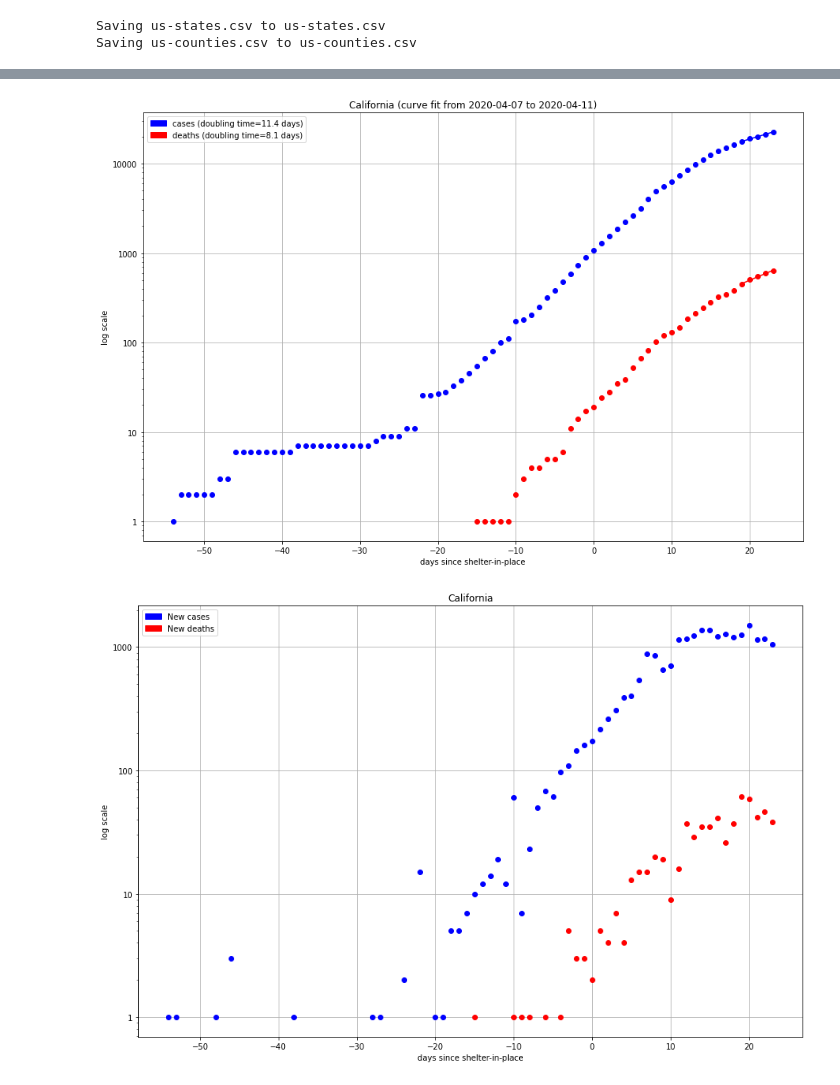
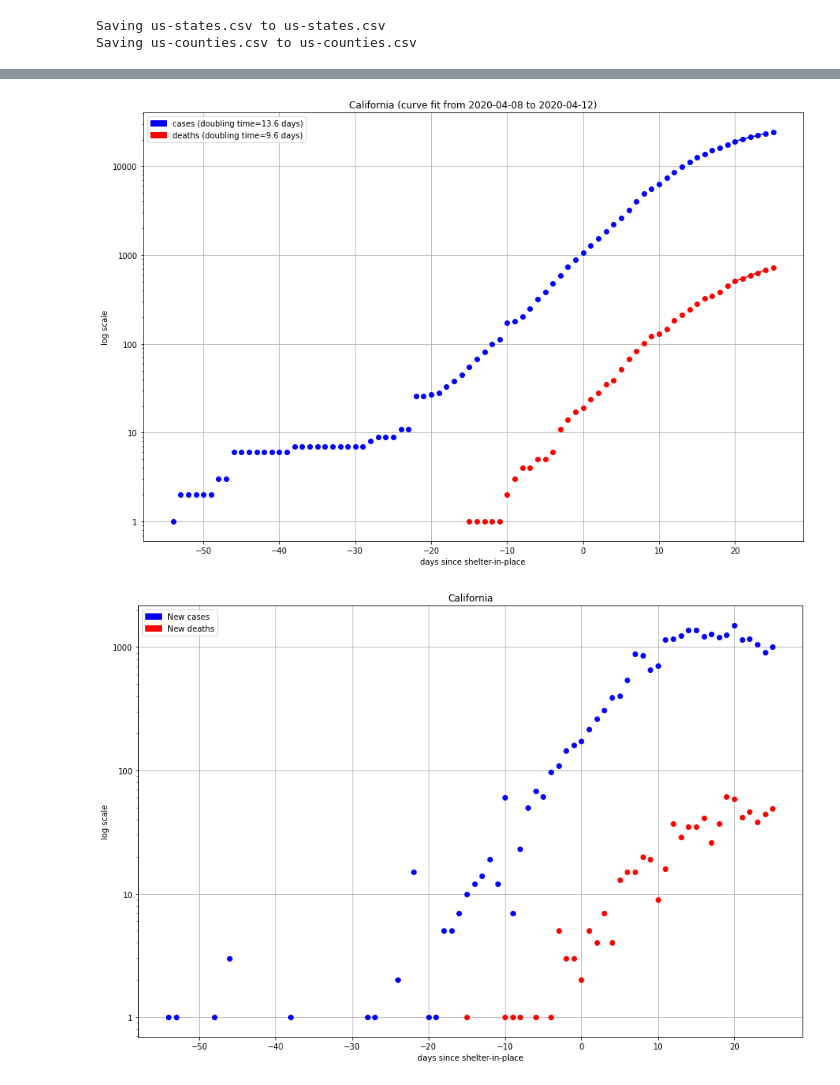
Before and after one commit to trovatore/covid, a Jupyter notebook: Covid.ipynb, the cells around one changed output, grey strips where cells are left out. Drawn from its saved outputs; the diff is of its cells as text; code cells hidden in the pictures.

```diff
--- a/Covid.ipynb
+++ b/Covid.ipynb
@@ -207,5 +207,5 @@ plot_county(data_counties, 'Los Angeles', 'California', '2020-03-19', ['2020-04-
 # %%
-plot_state(data_states, 'California', '2020-03-19', ['2020-04-07', '2020-04-11'])
+plot_state(data_states, 'California', '2020-03-19', ['2020-04-08', '2020-04-12'])
 # %% [output]
-[figure, old version]
+[figure, new version]
-[figure, old version]
+[figure, new version]
```
Also changed, not shown: parts of 5 cells of this notebook.
